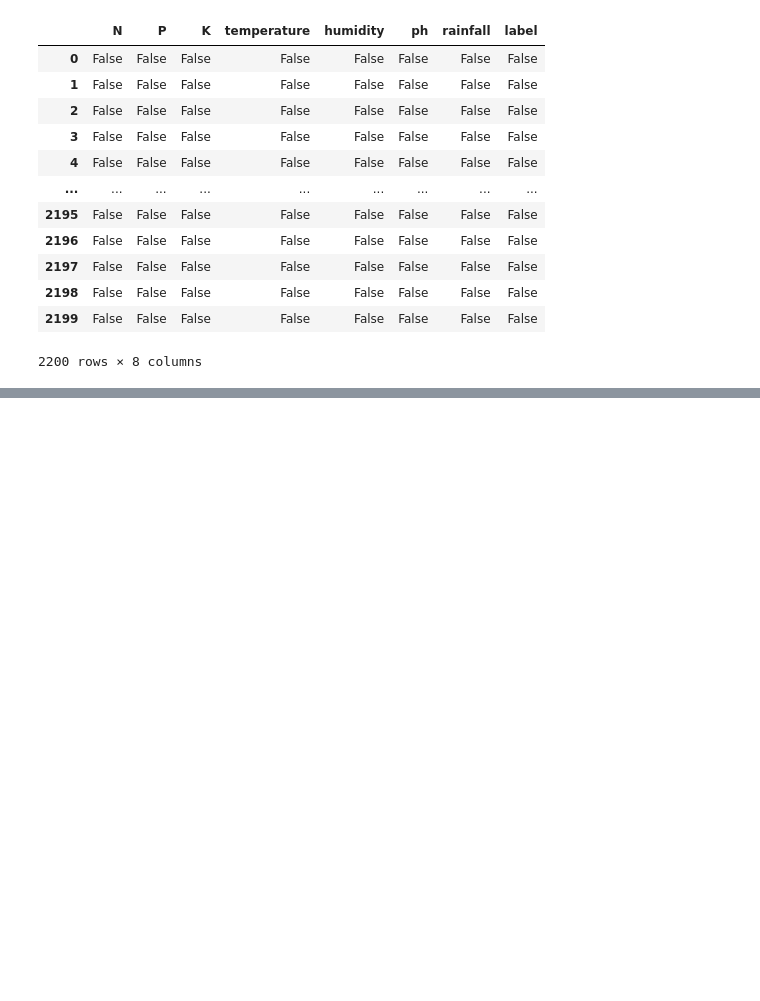
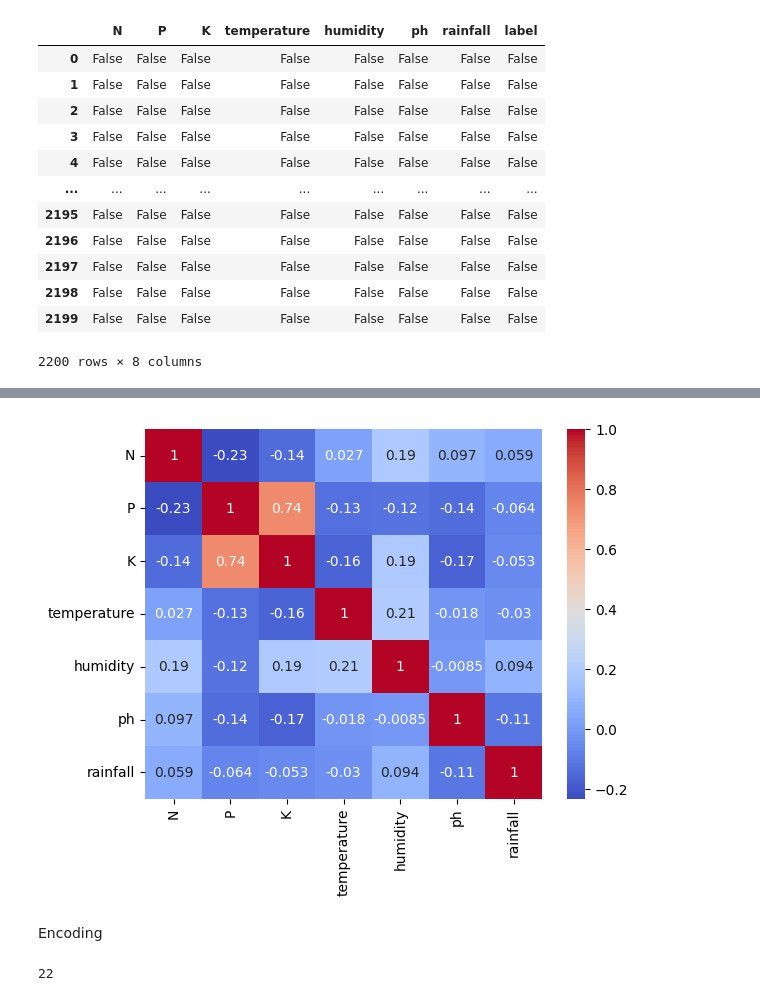
Before and after one commit to Shyam5824/Crop_and_Fertilizer_RS, a Jupyter notebook: crop.ipynb, the cells around one changed output, grey strips where cells are left out. Drawn from its saved outputs; the diff is of its cells as text; code cells hidden in the pictures; blank space fills up the shorter version.

```diff
--- a/crop.ipynb
+++ b/crop.ipynb
@@ -220,0 +185,4 @@ plt.show()
+# %%
+# Correlation of the features
+num_cols = crop.select_dtypes(include=[np.number])
+num_cols
@@ -220,0 +203,3 @@ plt.show()
+# %%
+corr = num_cols.corr()
+corr
@@ -220,0 +215,12 @@ plt.show()
+# %%
+# Visualizing with Heatmap
+sns.heatmap(corr, annot=True, cmap='coolwarm')
+plt.show()
+# %% [output]
+[figure, added]
+# %% [markdown]
+Encoding
+# %%
+crop['label'].nunique()
+# %% [output]
+22
```
Also changed, not shown: parts of 41 cells of this notebook.
